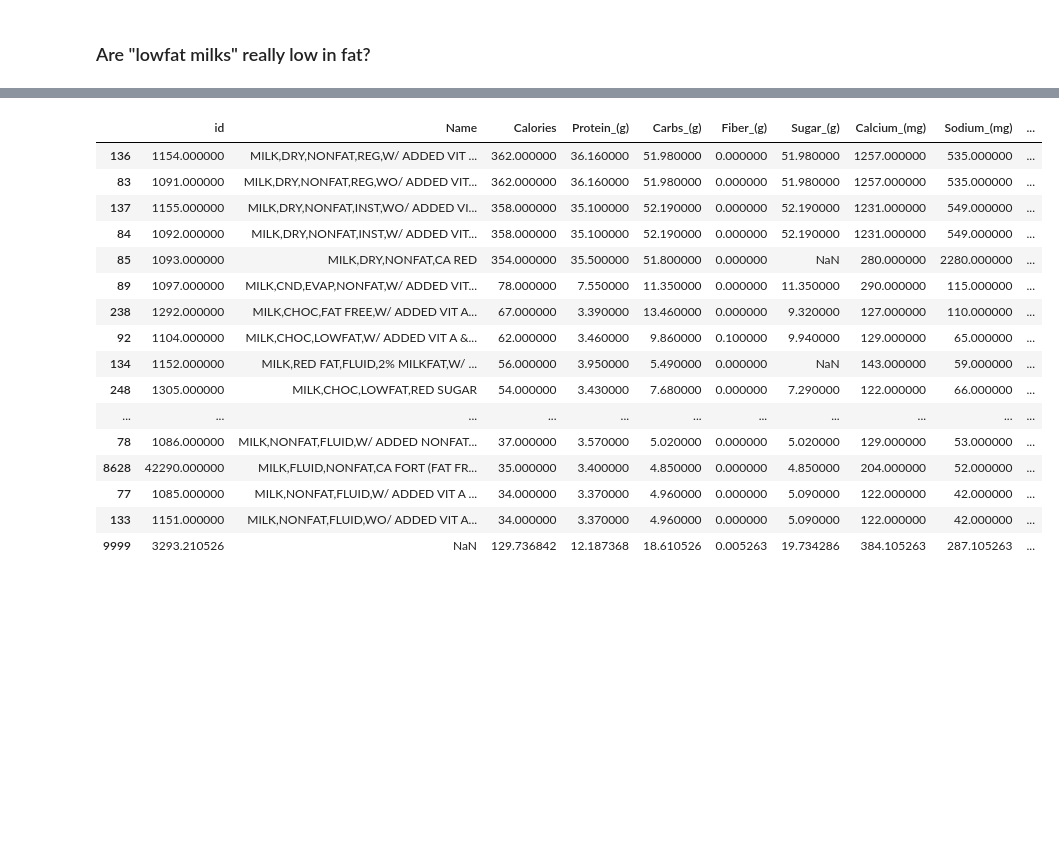
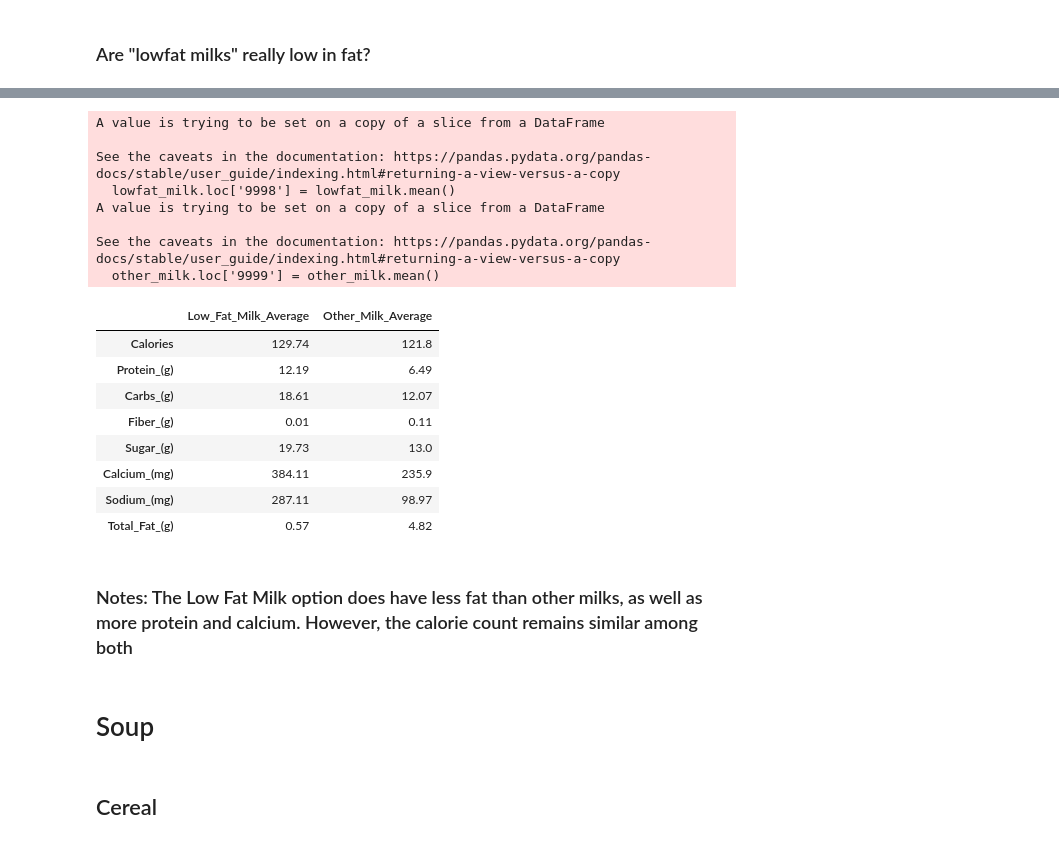
Before and after one commit to Dylanbbenson/Food_Nutrition_Analysis, a Jupyter notebook: Food_Nutrition_Analysis.ipynb, the cells around one changed output, grey strips where cells are left out. Saved outputs shown, nothing was run; the diff lists cells and outputs as text; code cells hidden in the pictures; blank space fills up the shorter version.

```diff
--- a/Food_Nutrition_Analysis.ipynb
+++ b/Food_Nutrition_Analysis.ipynb
@@ -10,6 +10,13 @@ sns.set(font_scale=1.5)
 ## Read in data
 # %%
 df = pd.read_csv('./data/ABBREV.csv')
+
+# Convert the "Name" column to uppercase
+df['Shrt_Desc'] = df['Shrt_Desc'].str.upper()
+
+# Write the modified data back to the CSV file
+df.to_csv('./data/ABBREV.csv', index=False)
+
 df['Total_Fat_(g)'] = df['FA_Mono_(g)'] + df['FA_Sat_(g)']
 df = df[["NDB_No", "Shrt_Desc", "Energ_Kcal", "Protein_(g)", "Carbohydrt_(g)", "Fiber_TD_(g)", "Sugar_Tot_(g)", "Calcium_(mg)", "Sodium_(mg)", "Total_Fat_(g)"]].copy()
 df = df.rename(columns={'Energ_Kcal':'Calories',  'Shrt_Desc':'Name', 'NDB_No':'id', 'Carbohydrt_(g)':'Carbs_(g)', 'Protein_(g)':'Protein_(g)', 'Fiber_TD_(g)':'Fiber_(g)', 'Sugar_Tot_(g)':'Sugar_(g)', 'Calcium_(mg)':'Calcium_(mg)', 'Sodium_(mg)':'Sodium_(mg)'})
@@ -114,4 +121,4 @@ fat = ['NONFAT', 'FAT FREE', 'LOWFAT', 'LOW FAT', 'LO FAT']
 pattern = '|'.join(fat)
 
 lowfat_milk = milk[milk["Name"].str.contains(pattern)]
-lowfat_milk.to_csv('./data/lowfatmilks.csv')
+other_milk = milk[~milk["Name"].str.contains(pattern)]
@@ -138,25 +125,42 @@ lowfat_milk
 # %%
-lowfat_milk.loc['9999'] = lowfat_milk.mean()
-for index in lowfat_milk.index:
-    if lowfat_milk.loc[index,'id']=='9999':
-        lowfat_milk.loc[index,'Name'] = 'Low_Fat_Milk_Average'
+#Create row for "low fat" milk with averages for all columns
+lowfat_milk.loc['9998'] = lowfat_milk.mean()
+lowfat_milk.loc['9998', ['Name']] = ['Low_Fat_Milk_Average']
+lowfat_milk.loc['9998', ['id']] = ['99998']
+lowfat_milk = lowfat_milk.round(decimals=2)
 
-lowfat_milk
+#Create row for all other milk with averages for all columns
+other_milk.loc['9999'] = other_milk.mean()
+other_milk.loc['9999', ['Name']] = ['Other_Milk_Average']
+other_milk.loc['9999', ['id']] = ['99999']
+other_milk = other_milk.round(decimals=2)
+
+#Combine the two and compare
+compare_milk = pd.concat([lowfat_milk.loc['9998'], other_milk.loc['9999']], axis=1)
+compare_milk.rename(columns={'9998': 'Low_Fat_Milk_Average', '9999': 'Other_Milk_Average'}, inplace=True)
+
+#drop first two rows
+compare_milk = compare_milk.iloc[2:]
+compare_milk
 # %% [output]
+A value is trying to be set on a copy of a slice from a DataFrame
+
+See the caveats in the documentation: https://pandas.pydata.org/pandas-docs/stable/user_guide/indexing.html#returning-a-view-versus-a-copy
+  lowfat_milk.loc['9998'] = lowfat_milk.mean()
+A value is trying to be set on a copy of a slice from a DataFrame
+
+See the caveats in the documentation: https://pandas.pydata.org/pandas-docs/stable/user_guide/indexing.html#returning-a-view-versus-a-copy
+  other_milk.loc['9999'] = other_milk.mean()
-|  | id | Name | Calories | Protein_(g) | Carbs_(g) | Fiber_(g) | Sugar_(g) | Calcium_(mg) | Sodium_(mg) | ... |
-| 136 | 1154.000000 | MILK,DRY,NONFAT,REG,W/ ADDED VIT ... | 362.000000 | 36.160000 | 51.980000 | 0.000000 | 51.980000 | 1257.000000 | 535.000000 | ... |
-| 83 | 1091.000000 | MILK,DRY,NONFAT,REG,WO/ ADDED VIT... | 362.000000 | 36.160000 | 51.980000 | 0.000000 | 51.980000 | 1257.000000 | 535.000000 | ... |
-| 137 | 1155.000000 | MILK,DRY,NONFAT,INST,WO/ ADDED VI... | 358.000000 | 35.100000 | 52.190000 | 0.000000 | 52.190000 | 1231.000000 | 549.000000 | ... |
-| 84 | 1092.000000 | MILK,DRY,NONFAT,INST,W/ ADDED VIT... | 358.000000 | 35.100000 | 52.190000 | 0.000000 | 52.190000 | 1231.000000 | 549.000000 | ... |
-| 85 | 1093.000000 | MILK,DRY,NONFAT,CA RED | 354.000000 | 35.500000 | 51.800000 | 0.000000 | NaN | 280.000000 | 2280.000000 | ... |
-| 89 | 1097.000000 | MILK,CND,EVAP,NONFAT,W/ ADDED VIT... | 78.000000 | 7.550000 | 11.350000 | 0.000000 | 11.350000 | 290.000000 | 115.000000 | ... |
-| 238 | 1292.000000 | MILK,CHOC,FAT FREE,W/ ADDED VIT A... | 67.000000 | 3.390000 | 13.460000 | 0.000000 | 9.320000 | 127.000000 | 110.000000 | ... |
-| 92 | 1104.000000 | MILK,CHOC,LOWFAT,W/ ADDED VIT A &... | 62.000000 | 3.460000 | 9.860000 | 0.100000 | 9.940000 | 129.000000 | 65.000000 | ... |
-| 134 | 1152.000000 | MILK,RED FAT,FLUID,2% MILKFAT,W/ ... | 56.000000 | 3.950000 | 5.490000 | 0.000000 | NaN | 143.000000 | 59.000000 | ... |
-| 248 | 1305.000000 | MILK,CHOC,LOWFAT,RED SUGAR | 54.000000 | 3.430000 | 7.680000 | 0.000000 | 7.290000 | 122.000000 | 66.000000 | ... |
-| ... | ... | ... | ... | ... | ... | ... | ... | ... | ... | ... |
-| 78 | 1086.000000 | MILK,NONFAT,FLUID,W/ ADDED NONFAT... | 37.000000 | 3.570000 | 5.020000 | 0.000000 | 5.020000 | 129.000000 | 53.000000 | ... |
-| 8628 | 42290.000000 | MILK,FLUID,NONFAT,CA FORT (FAT FR... | 35.000000 | 3.400000 | 4.850000 | 0.000000 | 4.850000 | 204.000000 | 52.000000 | ... |
-| 77 | 1085.000000 | MILK,NONFAT,FLUID,W/ ADDED VIT A ... | 34.000000 | 3.370000 | 4.960000 | 0.000000 | 5.090000 | 122.000000 | 42.000000 | ... |
-| 133 | 1151.000000 | MILK,NONFAT,FLUID,WO/ ADDED VIT A... | 34.000000 | 3.370000 | 4.960000 | 0.000000 | 5.090000 | 122.000000 | 42.000000 | ... |
-| 9999 | 3293.210526 | NaN | 129.736842 | 12.187368 | 18.610526 | 0.005263 | 19.734286 | 384.105263 | 287.105263 | ... |
+|  | Low_Fat_Milk_Average | Other_Milk_Average |
+| Calories | 129.74 | 121.8 |
+| Protein_(g) | 12.19 | 6.49 |
+| Carbs_(g) | 18.61 | 12.07 |
+| Fiber_(g) | 0.01 | 0.11 |
+| Sugar_(g) | 19.73 | 13.0 |
+| Calcium_(mg) | 384.11 | 235.9 |
+| Sodium_(mg) | 287.11 | 98.97 |
+| Total_Fat_(g) | 0.57 | 4.82 |
+# %% [markdown]
+### Notes: The Low Fat Milk option does have less fat than other milks, as well as more protein and calcium. However, the calorie count remains similar among both
+# %% [markdown]
+# Soup
@@ -162,0 +179,2 @@ lowfat_milk
+# %% [markdown]
+## Cereal
```
Also changed, not shown: parts of 15 cells of this notebook.
